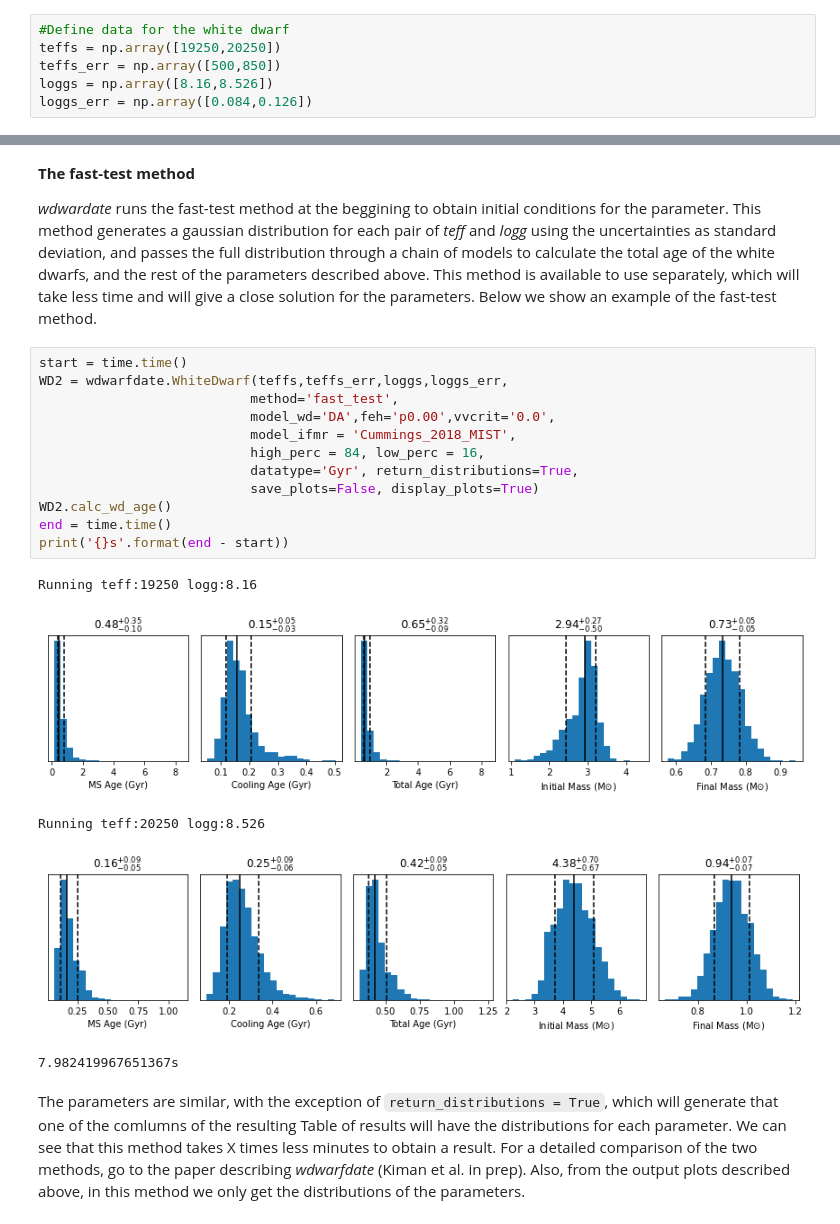
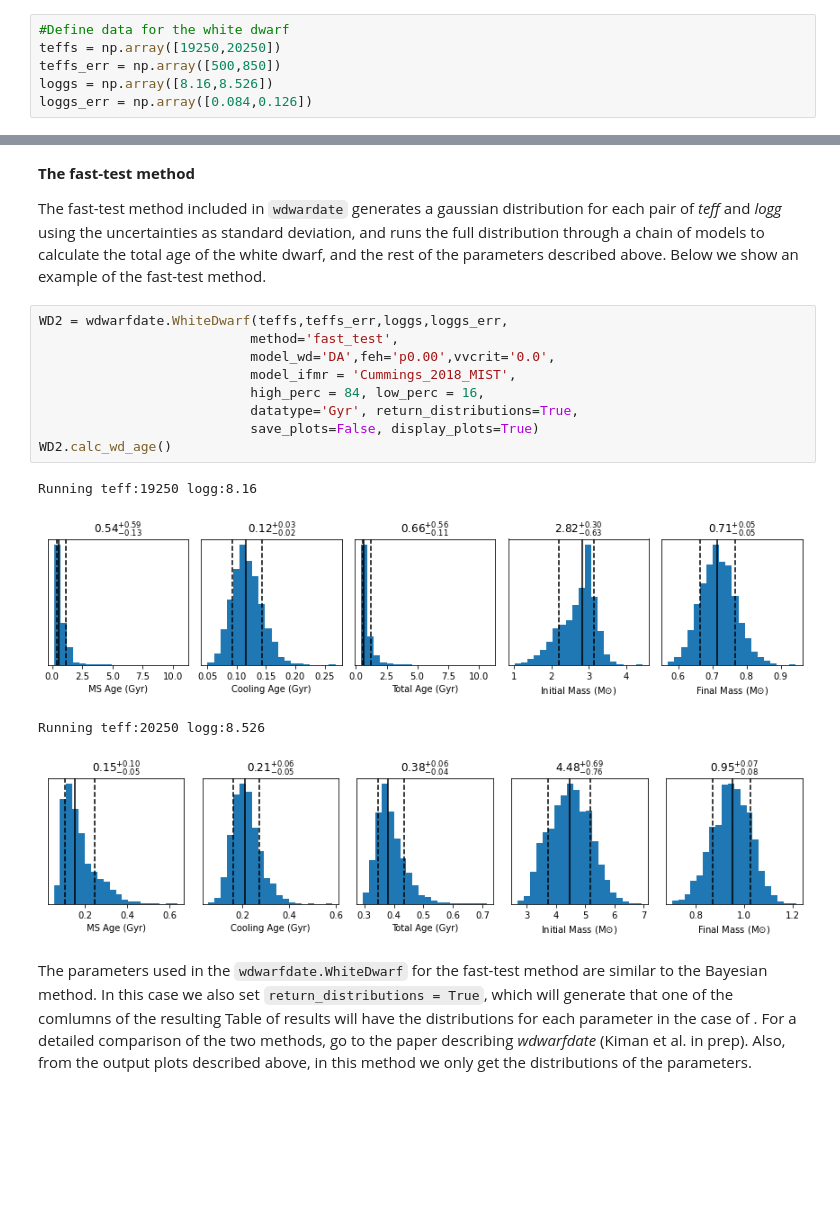
Before and after one commit to rkiman/wdwarfdate, a Jupyter notebook: docs/source/tutorials/bayesian_method.ipynb, the cells around one changed output, grey strips where cells are left out. Drawn from its saved outputs; the diff is of its cells as text; blank space fills up the shorter version.

```diff
--- a/docs/source/tutorials/bayesian_method.ipynb
+++ b/docs/source/tutorials/bayesian_method.ipynb
@@ -85,25 +73,21 @@ The option `save_plots = True` will save several files to a folder called 'resul
 # %% [markdown]
 **The fast-test method**
 
-*wdwardate* runs the fast-test method at the beggining to obtain initial conditions for the parameter. This method generates a gaussian distribution for each pair of *teff* and *logg* using the uncertainties as standard deviation, and passes the full distribution through a chain of models to calculate the total age of the white dwarfs, and the rest of the parameters described above. This method is available to use separately, which will take less time and will give a close solution for the parameters. Below we show an example of the fast-test method.
+The fast-test method included in `wdwardate` generates a gaussian distribution for each pair of *teff* and *logg* using the uncertainties as standard deviation, and runs the full distribution through a chain of models to calculate the total age of the white dwarf, and the rest of the parameters described above. Below we show an example of the fast-test method.
 # %%
-start = time.time()
 WD2 = wdwarfdate.WhiteDwarf(teffs,teffs_err,loggs,loggs_err,
                            method='fast_test',
                            model_wd='DA',feh='p0.00',vvcrit='0.0',
                            model_ifmr = 'Cummings_2018_MIST',
                            high_perc = 84, low_perc = 16,
                            datatype='Gyr', return_distributions=True,
                            save_plots=False, display_plots=True)
 WD2.calc_wd_age()
-end = time.time()
-print('{}s'.format(end - start))
 # %% [output]
 Running teff:19250 logg:8.16
-[figure, old version]
+[figure, new version]
 Running teff:20250 logg:8.526
-[figure, old version]
+[figure, new version]
-7.982419967651367s
 # %% [markdown]
-The parameters are similar, with the exception of `return_distributions = True`, which will generate that one of the comlumns of the resulting Table of results will have the distributions for each parameter. We can see that this method takes X times less minutes to obtain a result. For a detailed comparison of the two methods, go to the paper describing *wdwarfdate* (Kiman et al. in prep). Also, from the output plots described above, in this method we only get the distributions of the parameters.
+The parameters used in the `wdwarfdate.WhiteDwarf` for the fast-test method are similar to the Bayesian method. In this case we also set `return_distributions = True`, which will generate that one of the comlumns of the resulting Table of results will have the distributions for each parameter in the case of . For a detailed comparison of the two methods, go to the paper describing *wdwarfdate* (Kiman et al. in prep). Also, from the output plots described above, in this method we only get the distributions of the parameters.
 # %%
```
Also changed, not shown: parts of 8 cells of this notebook, 6 other files.
